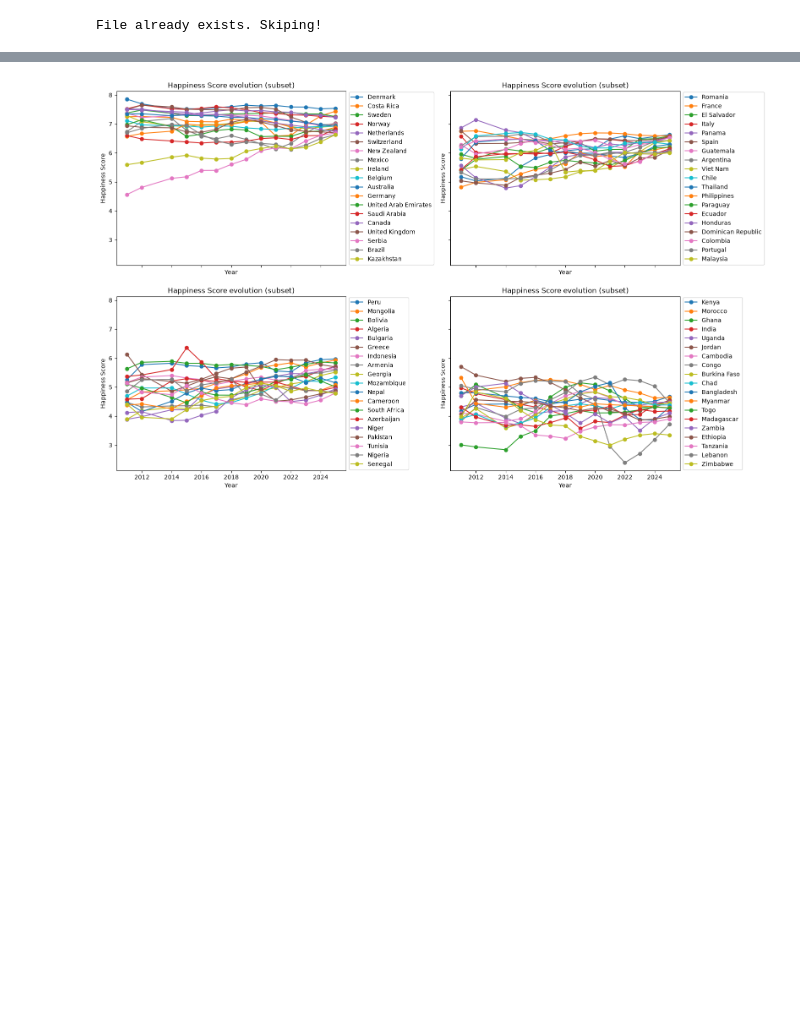
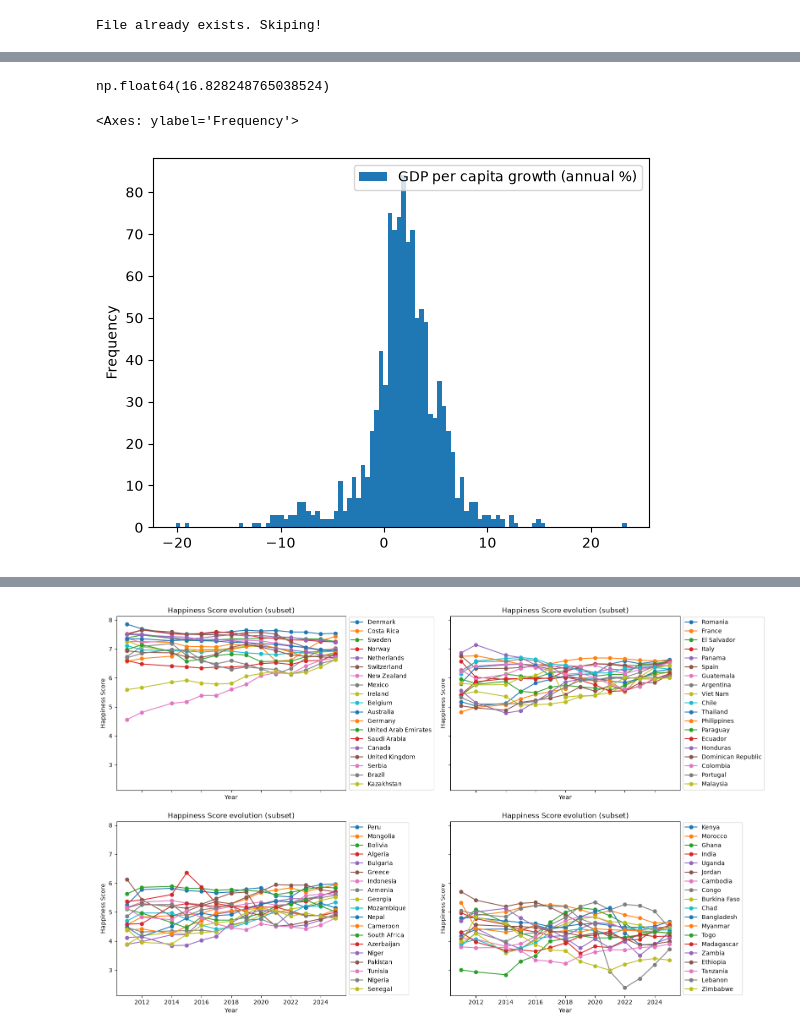
Before and after one commit to flawedvice/happiness-prediction, a Jupyter notebook: exploration.ipynb, the cells around one changed output, grey strips where cells are left out. Cells and saved outputs as stored; diff of their text form; code cells hidden in the pictures; blank space fills up the shorter version.

Commit message:
📦 feat: Added skewness and kurtosis analysis

```diff
--- a/exploration.ipynb
+++ b/exploration.ipynb
@@ -873,0 +936,10 @@ Here we'll further explore the nature of our data and get key insights. I want t
+# %%
+kurtosis_scores.mean()
+# %% [output]
+np.float64(16.828248765038524)
+# %%
+# Plot the most "normally distributed" indicator
+clean_df.loc[:, ["GDP per capita growth (annual %)"]].plot.hist(bins=100)
+# %% [output]
+<Axes: ylabel='Frequency'>
+[figure, added]
```
Also changed, not shown: parts of 9 cells of this notebook.
